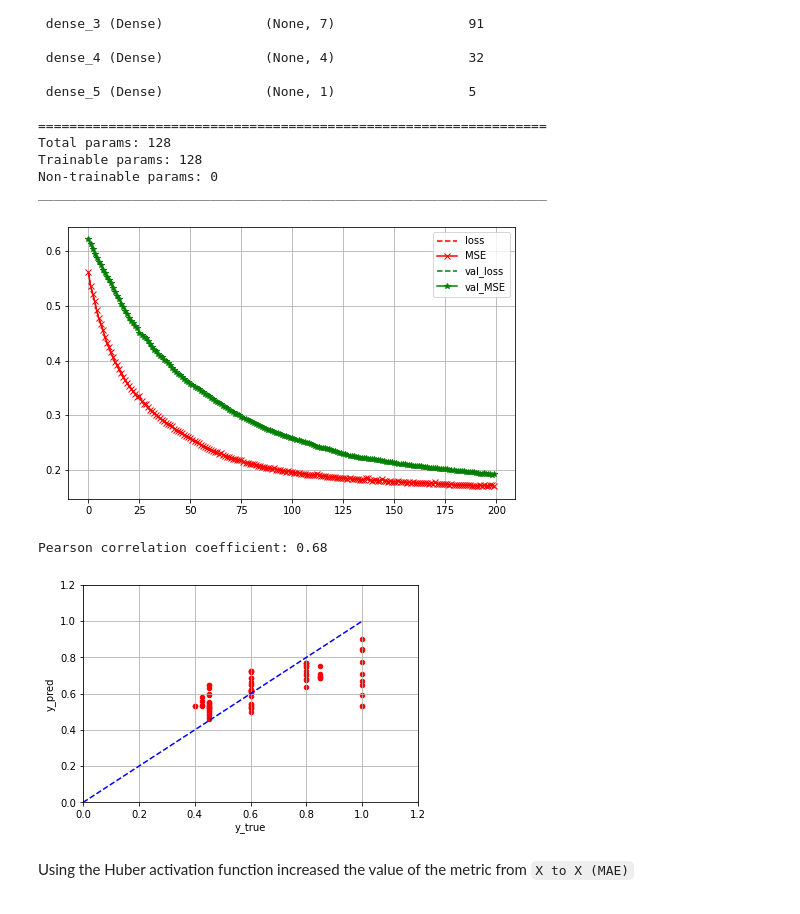
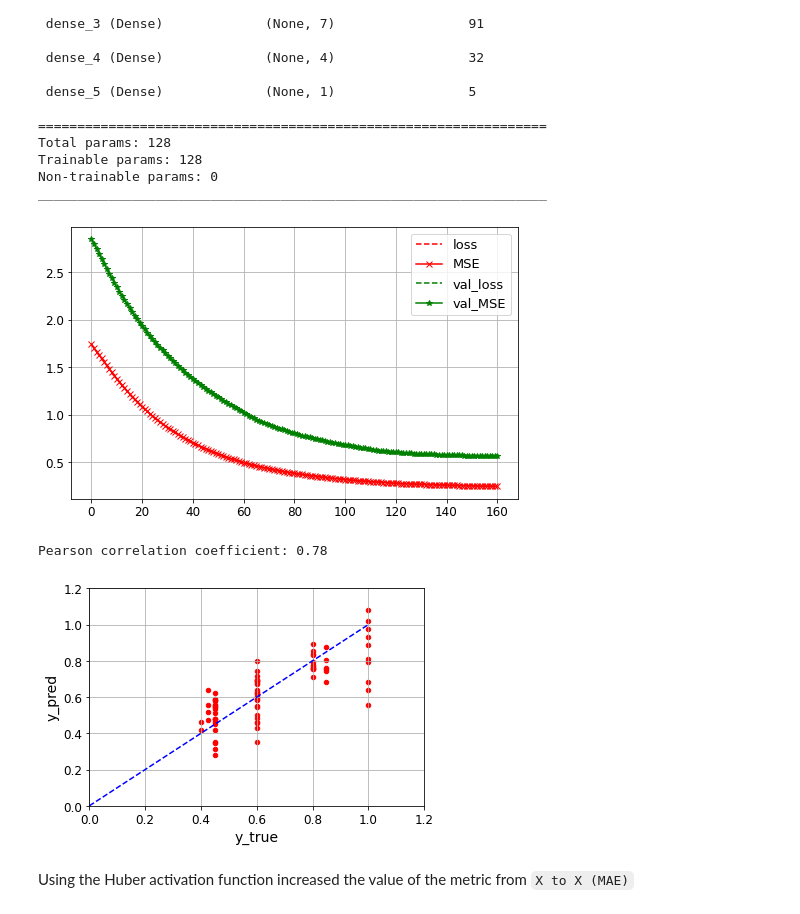
Before and after one commit to d-jus/tf_pipeline, a Jupyter notebook: SSN CRF - p & CRF - m.ipynb, the cells around one changed output. Saved outputs shown, nothing was run; the diff lists cells and outputs as text; code cells hidden in the pictures.

Commit message:
adds callbacks

```diff
--- a/SSN CRF - p & CRF - m.ipynb
+++ b/SSN CRF - p & CRF - m.ipynb
@@ -380,3 +360,8 @@ array([[-9.35684378e-01,  6.68472755e-01, -1.04257207e+00,
+# %%
+scaler_output = StandardScaler()
+scaler_output.fit(CRFp)
+y_train_SS = scaler_output.transform(y_train)
+y_test_SS = scaler_output.transform(y_test)
 # %% [markdown]
 ## MinMacScaler
 `Appropriate due to the range -1:1 of the activation functions`
@@ -475,3 +460,18 @@ c.plot_box
 [figure]
 # %%
 list_output = hold_data() # writes model output to common list
+# %%
+tf.keras.backend.clear_session()
+callbacks=tf.keras.callbacks.EarlyStopping(
+    monitor='val_loss',
+    min_delta=0,
+    patience=4,
+    verbose=1,
+    mode='auto',
+    baseline=None,
+    restore_best_weights=True
+)
+model = keras.models.Sequential()
+model.add(keras.layers.Dense(7, activation = 'selu', input_shape = (12,),kernel_initializer = tf.keras.initializers.LecunNormal()))
+model.add(keras.layers.Dense(1,kernel_initializer = tf.keras.initializers.LecunNormal()))
+model.summary()
@@ -539,0 +554,4 @@ Epoch 200/200
+# %%
+#StandardScaler
+history = model.fit(X_train_SS, y_train_SS, epochs = 400,
+                    validation_split = 0.2, shuffle = True, callbacks=[callbacks]) #steps_per_epoch=32- 21s  loss: 0.2737 - MSE: 0.2737 - val_loss: 0.3149 - val_MSE: 0.3149
@@ -597,12 +633,12 @@ def plot_sc_all(scaler_input, scaler_output, model_, data, out):
 # %%
 plot_hist(history)
 # %% [output]
-[figure, old version]
+[figure, new version]
 # %%
-plot_sc_all(scalerMinMax, scalerMinMax_output, model, data_p, CRFp)
+plot_sc_all(scaler, scaler_output, model, data_p, CRFp)
 # %% [output]
-Pearson correlation coefficient: 0.68
+Pearson correlation coefficient: 0.78
-[figure, old version]
+[figure, new version]
 # %%
 #1
 def build_model(hp):
```
Also changed, not shown: parts of 4 cells of this notebook.
